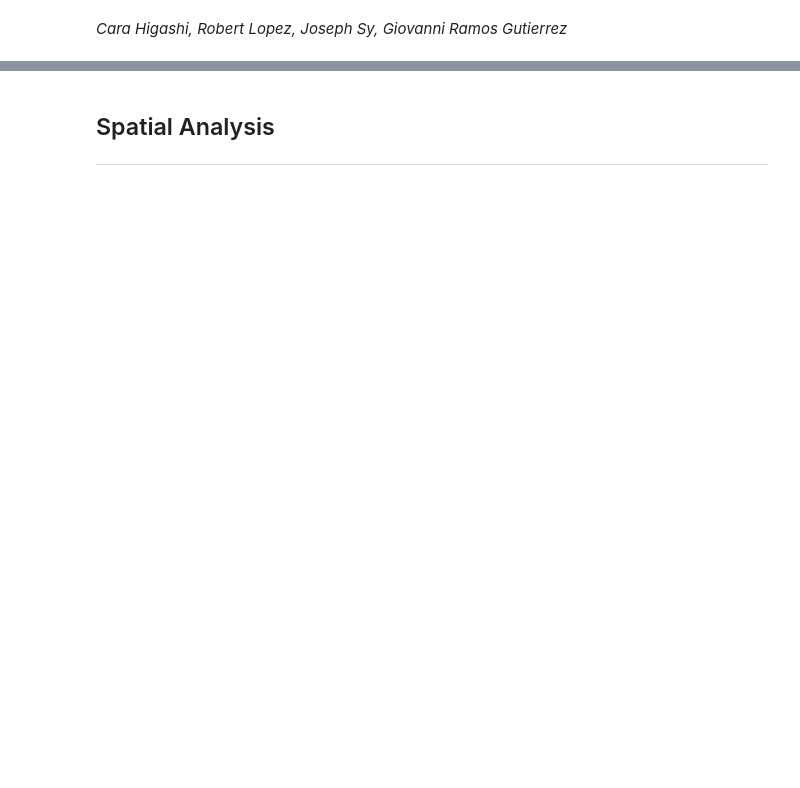
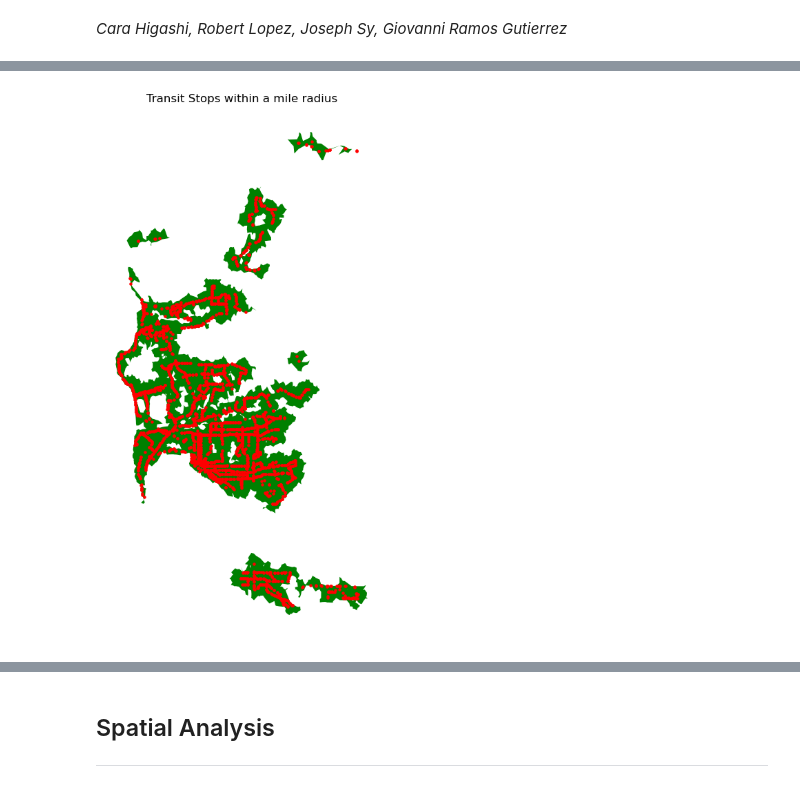
Before and after one commit to robertl0500/15-minute-analysis, a Jupyter notebook: 15-minute-package/sd-analysis.ipynb, the cells around one changed output, grey strips where cells are left out. Cells and saved outputs as stored; diff of their text form; code cells hidden in the pictures; blank space fills up the shorter version.

```diff
--- a/15-minute-package/sd-analysis.ipynb
+++ b/15-minute-package/sd-analysis.ipynb
@@ -5,0 +305,2 @@
+# %%
+transit_stops = transit_stops.to_crs(epsg=4269)
@@ -5,0 +324,4 @@
+# %%
+file_path='data/sd_transit_iso/s23.shp'
+# %%
+s23=gpd.read_file(file_path)
@@ -5,0 +330,4 @@
+# %%
+s23 = s23.rename(columns={'distance': 'distance_s23'})
+
+intersection_result3 = gpd.overlay(s23, intersection_result2, how='intersection')
@@ -5,0 +336,14 @@
+# %%
+f, ax = plt.subplots(figsize=(12, 10))
+
+s23.plot(color='green', ax=ax)
+
+transit_stops.plot(ax=ax, color='red', markersize=5)
+
+plt.title('Transit Stops within a mile radius')
+
+ax.axis('off')
+
+plt.show()
+# %% [output]
+[figure, added]
```
Also changed, not shown: parts of 268 cells of this notebook, 21 other files.
